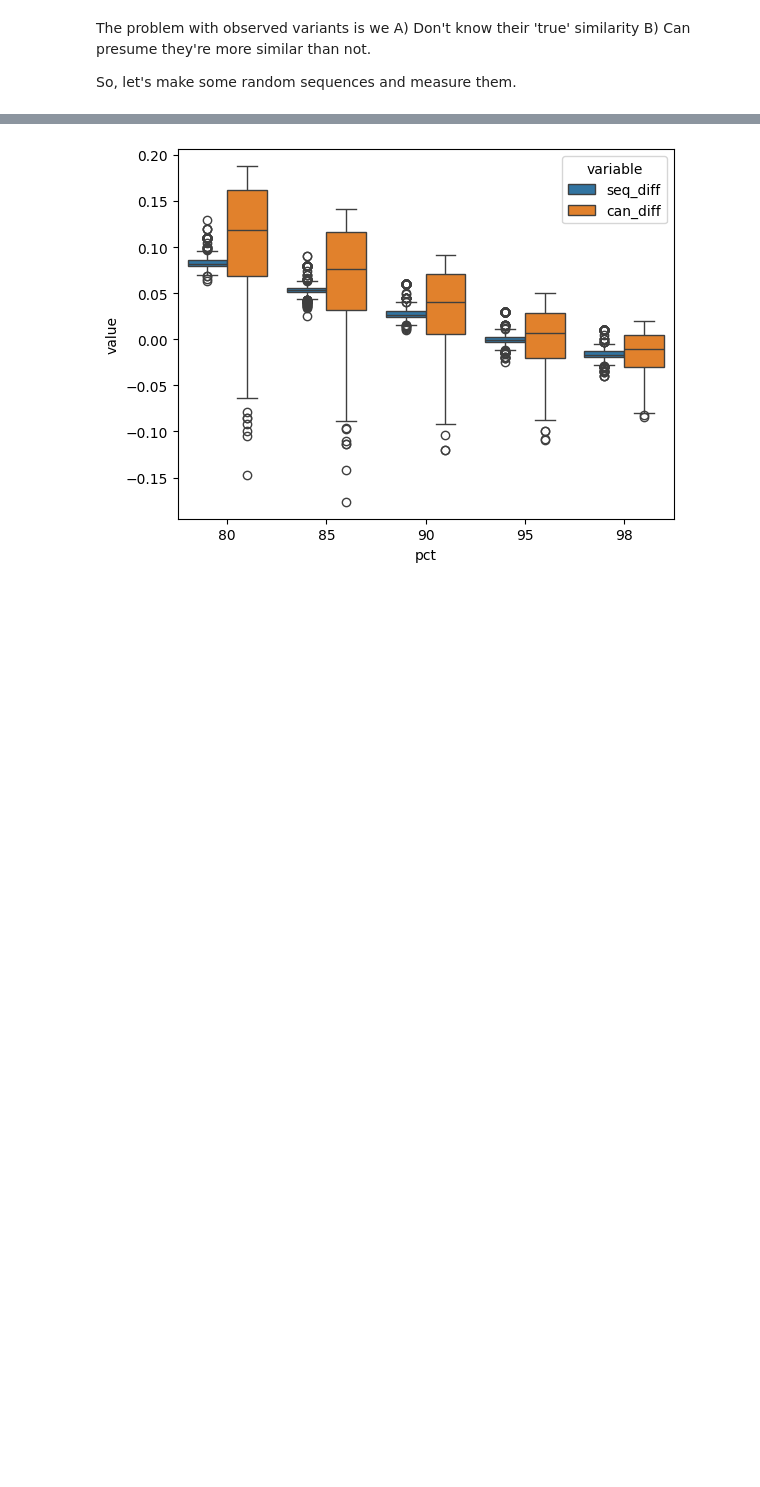
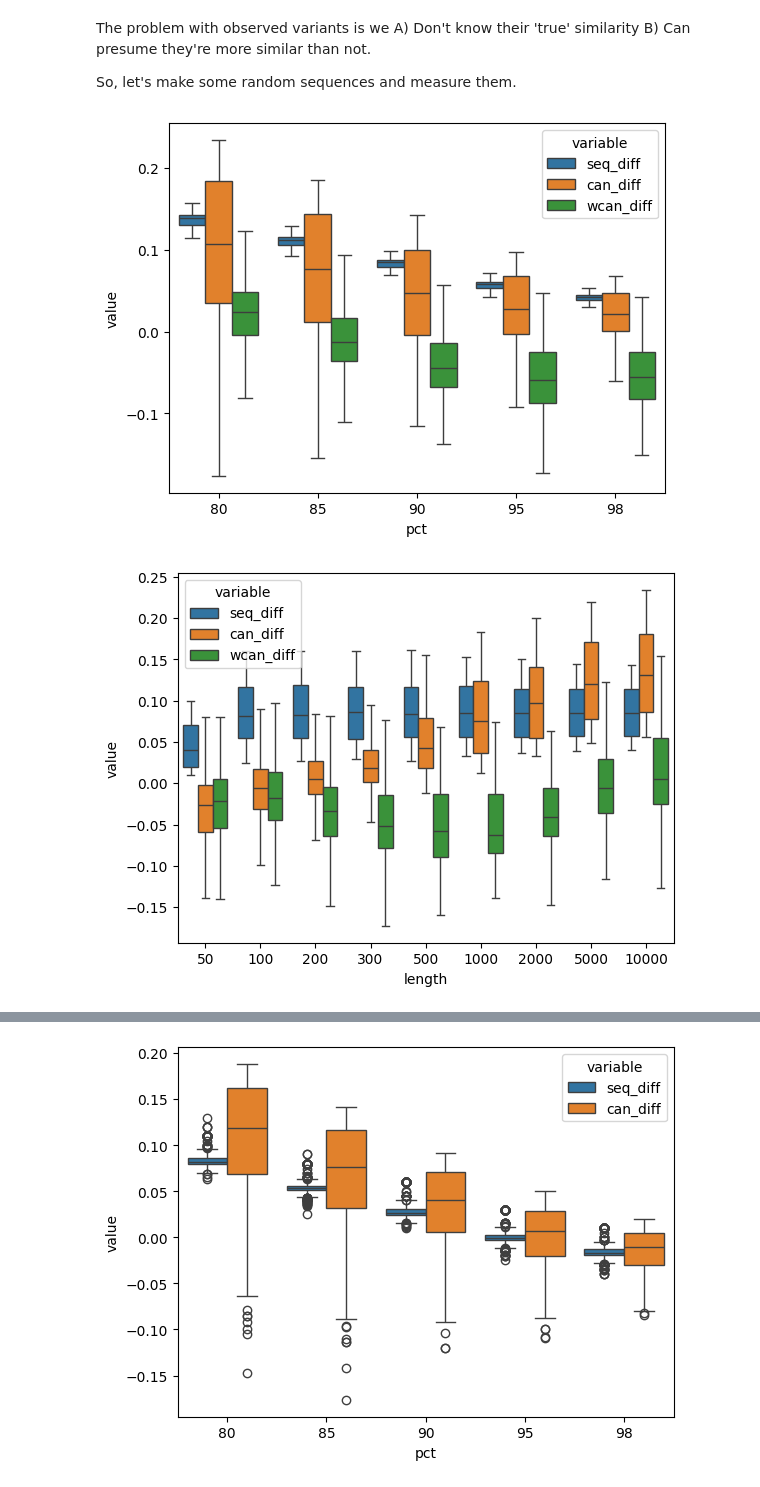
Before and after one commit to fabio-cunial/kanpig_experiments, a Jupyter notebook: manuscript/figure1/SeqSimilarity.ipynb, the cells around one changed output, grey strips where cells are left out. Cells and saved outputs as stored; diff of their text form; code cells hidden in the pictures; blank space fills up the shorter version.

```diff
--- a/manuscript/figure1/SeqSimilarity.ipynb
+++ b/manuscript/figure1/SeqSimilarity.ipynb
@@ -231,6 +231,8 @@ def generate_dna_sequence(length, similarity, insertion_rate, deletion_rate, ind
     num_insertions = int(length * insertion_rate)
     num_deletions = int(length * deletion_rate)
 
+    err_bases = num_substitutions
+
     # Step 3: Apply substitutions
     mutated_sequence = list(original_sequence)
     substitution_indices = random.sample(range(length), num_substitutions)
@@ -245,6 +247,7 @@ def generate_dna_sequence(length, similarity, insertion_rate, deletion_rate, ind
     for _ in range(num_insertions):
         insert_position = random.randint(0, len(mutated_sequence))
         insert_size = random.randint(1, indel_sizemax)
+        err_bases += insert_size
         insertion = ''.join(random_base() for _ in range(insert_size))
         mutated_sequence.insert(insert_position, insertion)
 
@@ -254,9 +257,10 @@ def generate_dna_sequence(length, similarity, insertion_rate, deletion_rate, ind
             break  # Avoid deleting from an empty sequence
         delete_position = random.randint(0, len(mutated_sequence) - 1)
         delete_size = random.randint(1, indel_sizemax)
+        err_bases += delete_size
         del mutated_sequence[delete_position:delete_position + delete_size]
 
     # Convert mutated sequence back to string
     mutated_sequence = ''.join(mutated_sequence)
-
-    return original_sequence, mutated_sequence
+    real_similarity = 1 - ((err_bases * 2) / (len(original_sequence) + len(mutated_sequence)))
+    return original_sequence, mutated_sequence, real_similarity
@@ -269,8 +267,41 @@ def cansim(seq1, seq2, kmer=4):
 # %%
+import seq_v_can_similarity as svc
+from importlib import reload
+reload(svc)
+def other(s1, s2):
+    k1_a = svc.kfeat(s1, 3)
+    k1_b = svc.kfeat(s1, 4)
+    k2_a = svc.kfeat(s2, 3)
+    k2_b = svc.kfeat(s2, 4)
+    k1 = np.hstack([k1_a, k1_b])
+    k2 = np.hstack([k2_a, k2_b])
+    v = k1 + k2
+    mask = v>1# don't deflate with zeros
+    v = v[mask]
+    return round(svc.canberra(k1[mask] / v , k2[mask] / v, 0), 4)
+
 rows = []
 for pct in [80, 85, 90, 95, 98]:
     for length in [50, 100, 200, 300, 500, 1000, 2000, 5000, 10000]:
-        for i in range(100):
-            a, b = generate_dna_sequence(length, pct, 0.01, 0.01, 5)
-            rows.append((pct, length, truvari.seqsim(a, b), cansim(a, b, 3)))
-rnd_data_3 = pd.DataFrame(rows, columns=['pct', 'length', 'seqsim', 'cansim'])
+        for i in range(50):
+            a, b, real_pct = generate_dna_sequence(length, pct, 0.01, 0.01, 5)
+            cs, wcs = svc.cansim(a, b, length, mink=1, maxk=25)
+            rows.append((pct, real_pct, length, truvari.seqsim(a, b), cs, wcs))
+
+rnd_data = pd.DataFrame(rows, columns=['pct', 'real_pct', 'length', 'seqsim', 'cansim', 'w_cansim'])
+
+# Dynamic correction
+rnd_data['seq_diff'] = rnd_data['seqsim'] - rnd_data['real_pct']
+rnd_data['can_diff'] = rnd_data['cansim'] - rnd_data['real_pct']
+rnd_data['wcan_diff'] = rnd_data['w_cansim'] - rnd_data['real_pct']
+view2 = rnd_data.melt(id_vars=['pct', 'length'], value_vars=['seq_diff', 'can_diff', 'wcan_diff'])
+sb.boxplot(data=view2, x='pct', y='value', hue='variable', showfliers=False)
+plt.show()
+sb.boxplot(data=view2, x='length', y='value', hue='variable', showfliers=False)
+plt.show()
+sb.boxplot(data=view2[view2['length'] > 2000], x='pct', y='value', hue='variable', showfliers=False)
+plt.show()
+tmp = view2.groupby(['pct', 'length', 'variable'])['value'].mean().reset_index()
+# %% [output]
+[figure, added]
+[figure, added]
```
Also changed, not shown: parts of 15 cells of this notebook, 2 other files.
